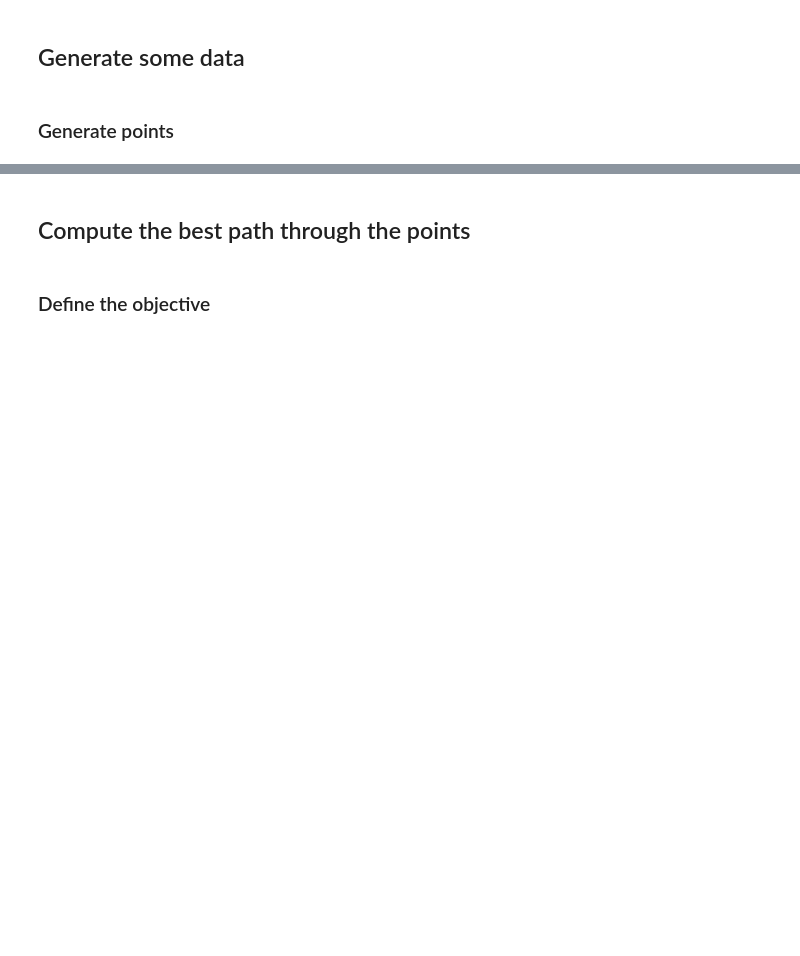
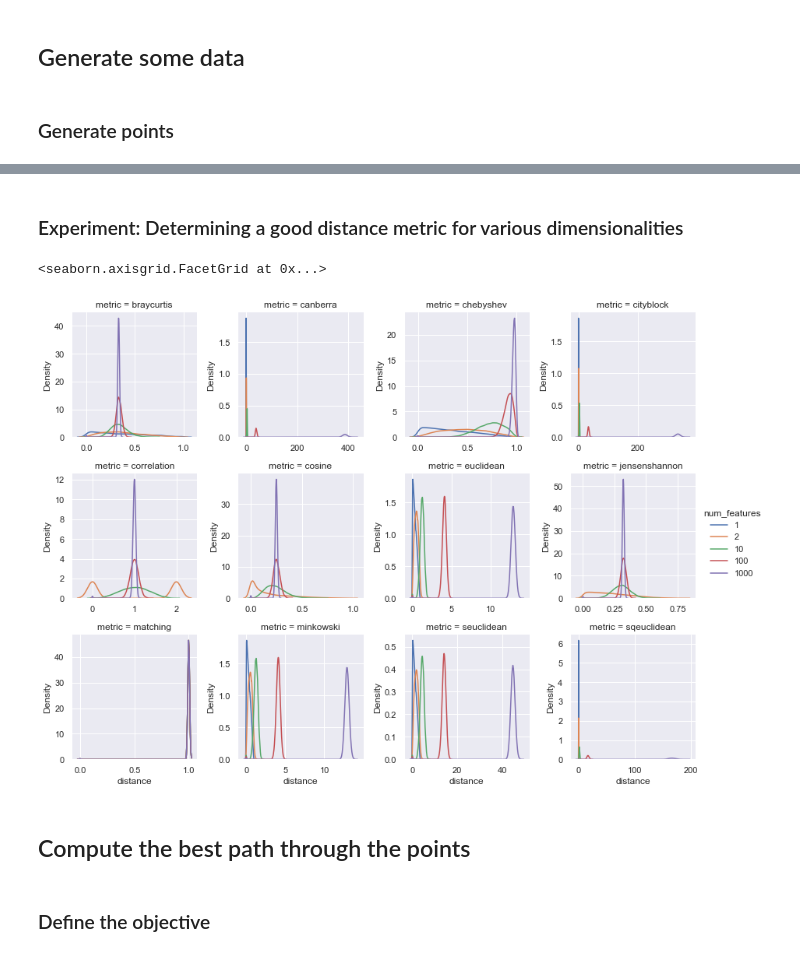
Before and after one commit to tasercake/smoothify, a Jupyter notebook: smoothify/notebooks/Simulated Annealing.ipynb, the cells around one changed output, grey strips where cells are left out. Cells and saved outputs as stored; diff of their text form; code cells hidden in the pictures; blank space fills up the shorter version.

```diff
--- a/smoothify/notebooks/Simulated Annealing.ipynb
+++ b/smoothify/notebooks/Simulated Annealing.ipynb
@@ -25,3 +27,29 @@ sns.displot(distance_matrix.flatten())
+# %% [markdown]
+### Experiment: Determining a good distance metric for various dimensionalities
+# %%
+import itertools
+import pandas as pd
+
+num_points = 200
+num_features_space = [1, 2, 10, 100, 1000]
+points_map = {num_features: np.random.rand(num_points, num_features) for num_features in num_features_space}
+
+distance_metrics = ['braycurtis', 'canberra', 'chebyshev', 'cityblock', 'correlation', 'cosine', 'euclidean', 'jensenshannon', 'matching', 'minkowski', 'seuclidean', 'sqeuclidean']
+distances = pd.DataFrame([
+    {
+        "num_features": num_features,
+        "metric": distance_metric,
+        "distance": distance
+    }
+    for (num_features, points), distance_metric in itertools.product(points_map.items(), distance_metrics)
+    for distance in scipy.spatial.distance.squareform(scipy.spatial.distance.pdist(points, distance_metric)).flatten()
+])
+grid = sns.FacetGrid((distances), hue="num_features", col="metric", col_wrap=4, sharex=False, sharey=False)
+grid.map(sns.kdeplot, "distance", warn_singular=False)
+grid.add_legend()
+# %% [output]
+<seaborn.axisgrid.FacetGrid at 0x...>
+[figure, added]
 # %% [markdown]
 ## Compute the best path through the points
 # %% [markdown]
```
Also changed, not shown: parts of 10 cells of this notebook, 1 other file.
